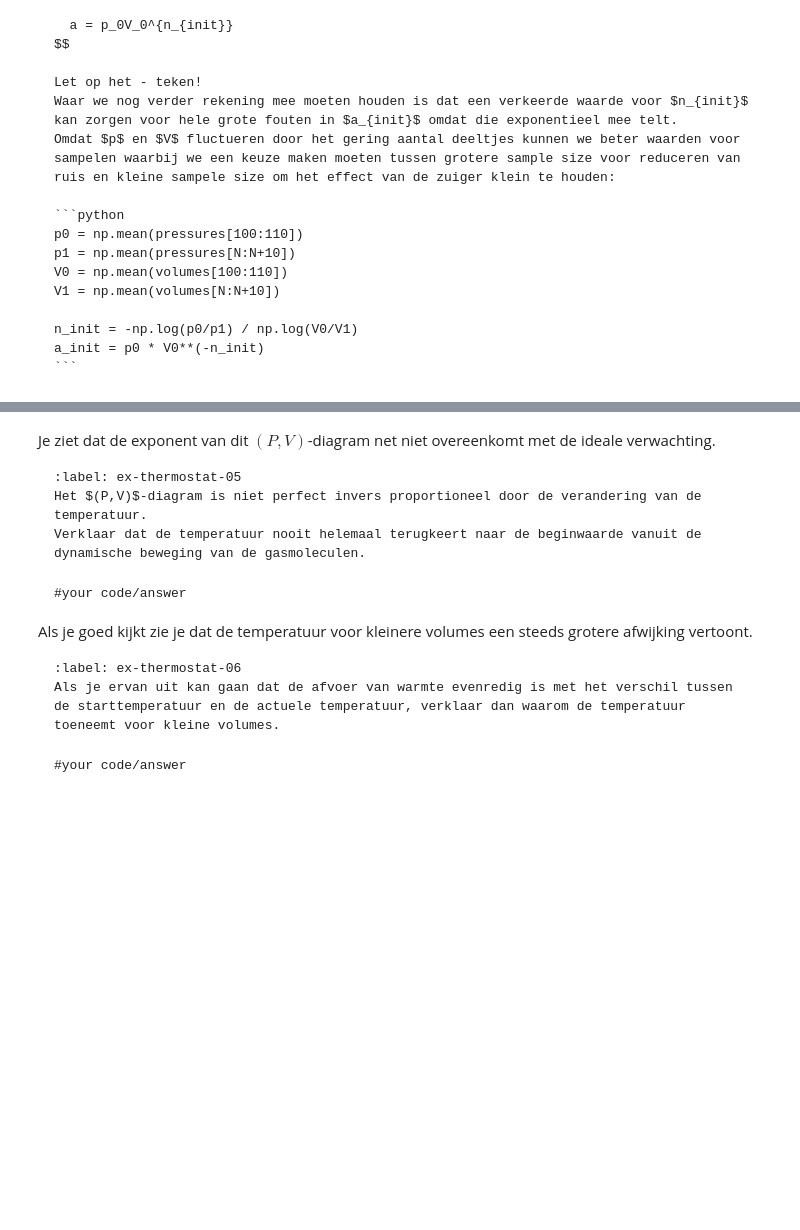
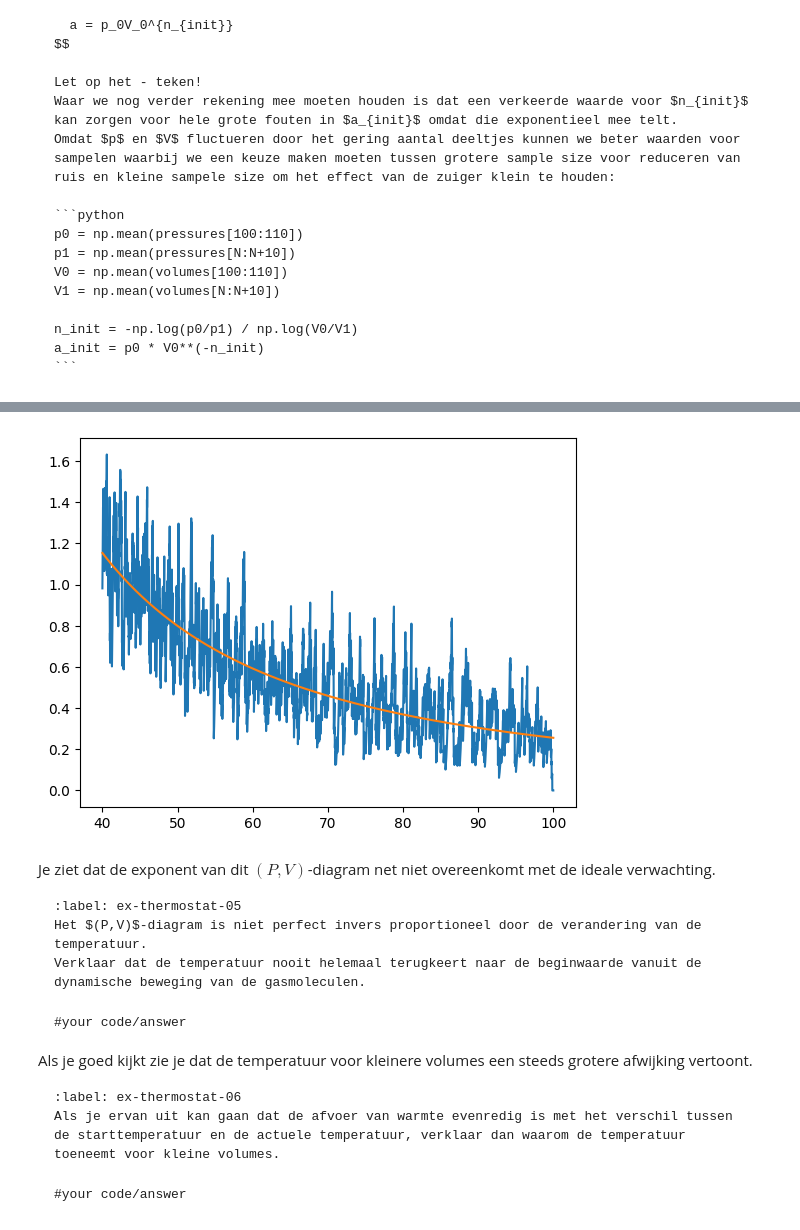
Before and after one commit to ErikvdBerkmortel/IP2-erik-en-xavi, a Jupyter notebook: Content/PySim/8_thermostaat.ipynb, the cells around one changed output, grey strips where cells are left out. Saved outputs shown, nothing was run; the diff lists cells and outputs as text; code cells hidden in the pictures; blank space fills up the shorter version.

```diff
--- a/Content/PySim/8_thermostaat.ipynb
+++ b/Content/PySim/8_thermostaat.ipynb
@@ -371,8 +374,19 @@ print(a_init)
 # %%
 def power_law(vol, a, n):
     return a * vol**n
 
-#your code/answer
+popt,pcov = curve_fit(power_law, volumes, pressures)
+a, n = popt
+
+x_fit = np.linspace(volumes[0],volumes[-1],len(volumes))
+y_fit = a*x_fit**n
+
+plt.figure()
+plt.plot(volumes,pressures)
+plt.plot(x_fit,y_fit)
+plt.show()
+# %% [output]
+[figure, added]
 # %% [markdown]
 Je ziet dat de exponent van dit $(P,V)$-diagram net niet overeenkomt met de ideale verwachting.
 
```
Also changed, not shown: parts of 3 cells of this notebook, 1 other file.
